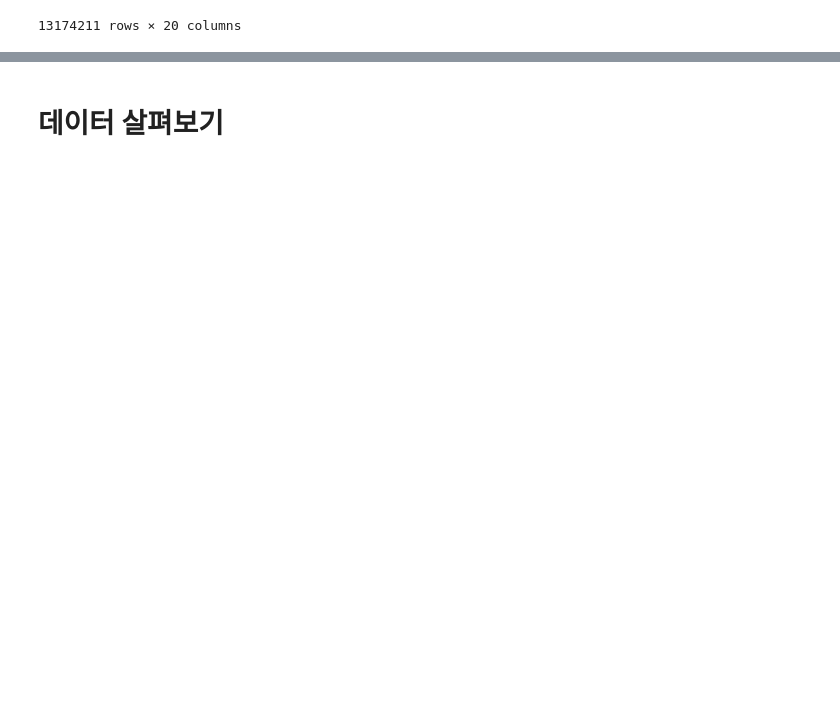
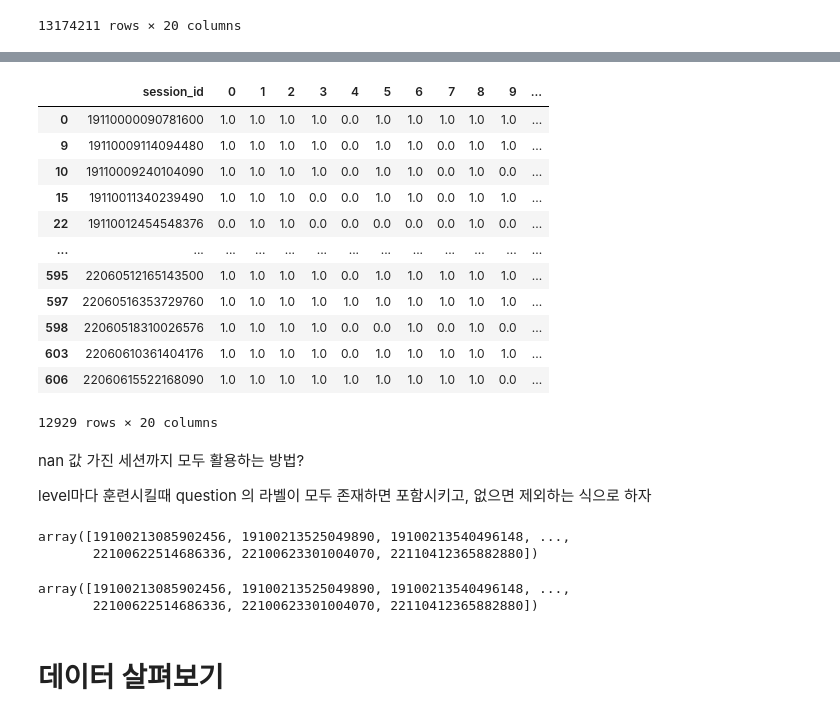
Before and after one commit to hoeen/student-gameplay-prediction, a Jupyter notebook: notebooks/eda-1.ipynb, the cells around one changed output, grey strips where cells are left out. Cells and saved outputs as stored; diff of their text form; code cells hidden in the pictures; blank space fills up the shorter version.

```diff
--- a/notebooks/eda-1.ipynb
+++ b/notebooks/eda-1.ipynb
@@ -40,2 +99,32 @@ train
+# %%
+target_df.dropna()
+# %% [output]
+|  | session_id | 0 | 1 | 2 | 3 | 4 | 5 | 6 | 7 | 8 | 9 | ... |
+| 0 | 19110000090781600 | 1.0 | 1.0 | 1.0 | 1.0 | 0.0 | 1.0 | 1.0 | 1.0 | 1.0 | 1.0 | ... |
+| 9 | 19110009114094480 | 1.0 | 1.0 | 1.0 | 1.0 | 0.0 | 1.0 | 1.0 | 0.0 | 1.0 | 1.0 | ... |
+| 10 | 19110009240104090 | 1.0 | 1.0 | 1.0 | 1.0 | 0.0 | 1.0 | 1.0 | 0.0 | 1.0 | 0.0 | ... |
+| 15 | 19110011340239490 | 1.0 | 1.0 | 1.0 | 0.0 | 0.0 | 1.0 | 1.0 | 0.0 | 1.0 | 1.0 | ... |
+| 22 | 19110012454548376 | 0.0 | 1.0 | 1.0 | 0.0 | 0.0 | 0.0 | 0.0 | 0.0 | 1.0 | 0.0 | ... |
+| ... | ... | ... | ... | ... | ... | ... | ... | ... | ... | ... | ... | ... |
+| 595 | 22060512165143500 | 1.0 | 1.0 | 1.0 | 1.0 | 0.0 | 1.0 | 1.0 | 1.0 | 1.0 | 1.0 | ... |
+| 597 | 22060516353729760 | 1.0 | 1.0 | 1.0 | 1.0 | 1.0 | 1.0 | 1.0 | 1.0 | 1.0 | 1.0 | ... |
+| 598 | 22060518310026576 | 1.0 | 1.0 | 1.0 | 1.0 | 0.0 | 0.0 | 1.0 | 0.0 | 1.0 | 0.0 | ... |
+| 603 | 22060610361404176 | 1.0 | 1.0 | 1.0 | 1.0 | 0.0 | 1.0 | 1.0 | 1.0 | 1.0 | 1.0 | ... |
+| 606 | 22060615522168090 | 1.0 | 1.0 | 1.0 | 1.0 | 1.0 | 1.0 | 1.0 | 1.0 | 1.0 | 0.0 | ... |
+12929 rows × 20 columns
+# %% [markdown]
+nan 값 가진 세션까지 모두 활용하는 방법?
+
+level마다 훈련시킬때 question 의 라벨이 모두 존재하면 포함시키고, 없으면 제외하는 식으로 하자
+# %%
+np.sort(aug_data['session_id'].unique())
+# %% [output]
+array([19100213085902456, 19100213525049890, 19100213540496148, ...,
+       22100622514686336, 22100623301004070, 22110412365882880])
+# %%
+np.sort(target_df['session_id'].values)
+# %% [output]
+array([19100213085902456, 19100213525049890, 19100213540496148, ...,
+       22100622514686336, 22100623301004070, 22110412365882880])
 # %% [markdown]
 # 데이터 살펴보기
```
Also changed, not shown: parts of 10 cells of this notebook.
